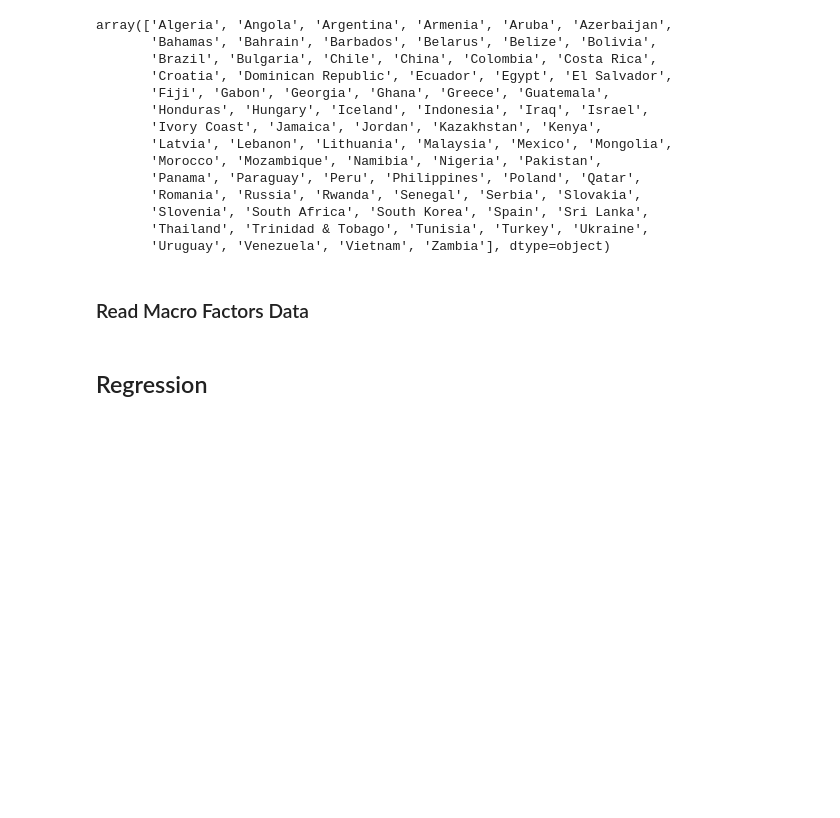
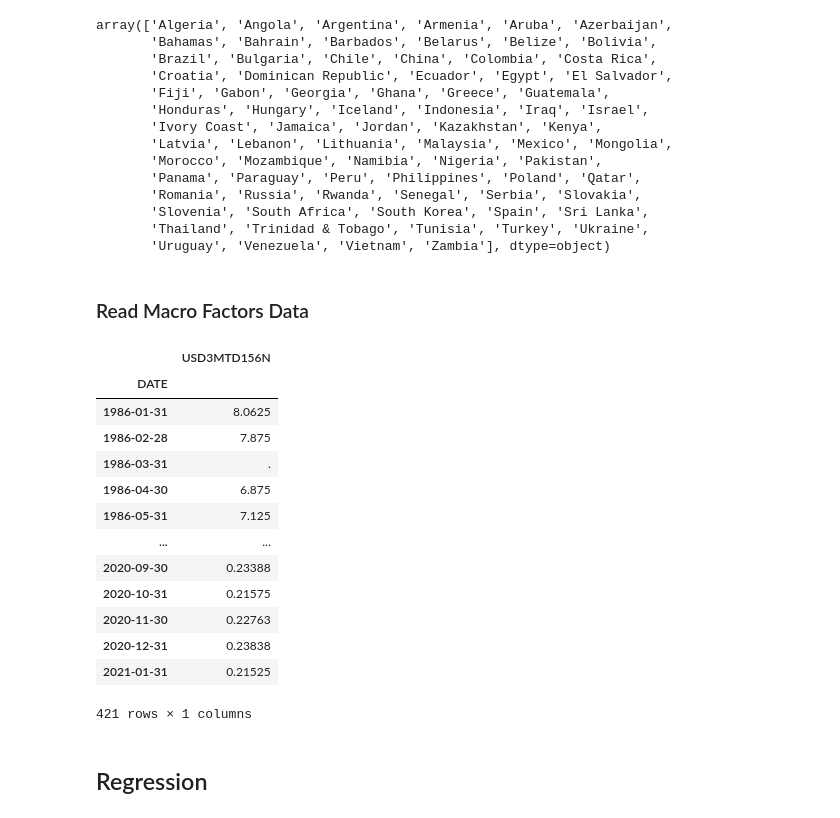
Before and after one commit to wingwingz/AFP, a Jupyter notebook: Risk Premia/bond.ipynb, the cells around one changed output. Drawn from its saved outputs; the diff is of its cells as text; code cells hidden in the pictures; blank space fills up the shorter version.

```diff
--- a/Risk Premia/bond.ipynb
+++ b/Risk Premia/bond.ipynb
@@ -83,6 +84,29 @@ macro_factors = credit.join(currency, how='inner').join(equity, how='inner').joi
 macro_factors_monthly = macro_factors.resample('M').last()
 # %%
 macro_factors_monthly = macro_factors_monthly.astype('float')
+# %%
+libor = pd.read_csv('../Data/others/USD3MTD156N.csv', parse_dates=['DATE'])
+# %%
+libor.set_index('DATE', inplace=True)
+# %%
+libor_monthly = libor.resample('M').last()
+# %%
+libor_monthly
+# %% [output]
+|  | USD3MTD156N |
+| DATE |  |
+| 1986-01-31 | 8.0625 |
+| 1986-02-28 | 7.875 |
+| 1986-03-31 | . |
+| 1986-04-30 | 6.875 |
+| 1986-05-31 | 7.125 |
+| ... | ... |
+| 2020-09-30 | 0.23388 |
+| 2020-10-31 | 0.21575 |
+| 2020-11-30 | 0.22763 |
+| 2020-12-31 | 0.23838 |
+| 2021-01-31 | 0.21525 |
+421 rows × 1 columns
 # %% [markdown]
 ## Regression
 # %%
```
Also changed, not shown: parts of 7 cells of this notebook, 26 other files.
